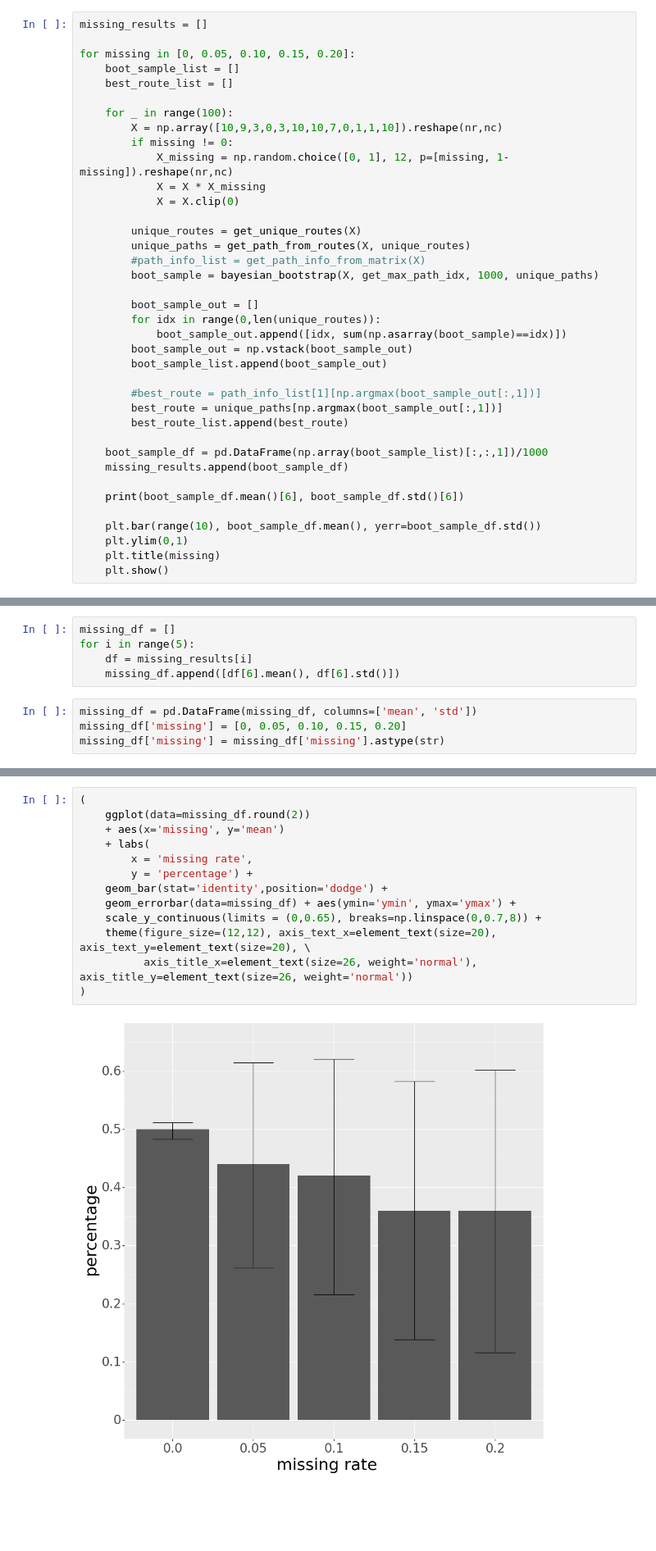
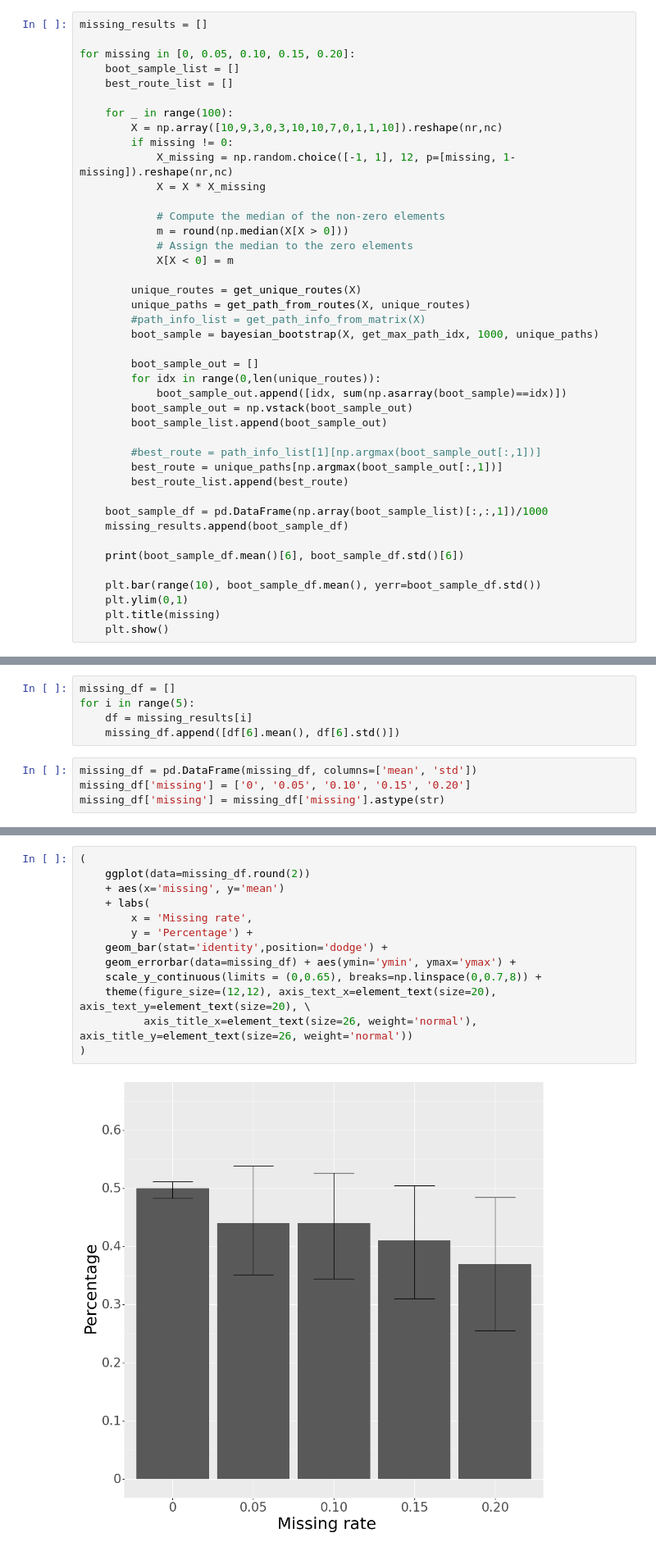
Before and after one commit to yongkyung-oh/Bayesian_Bootstrap_for_AIS, a Jupyter notebook: tutorial codes/2-robustness/setting 2/Robustness_test.ipynb, the cells around one changed output, grey strips where cells are left out. Shown at 82% size. Drawn from its saved outputs; the diff is of its cells as text; blank space fills up the shorter version.

```diff
--- a/tutorial codes/2-robustness/setting 2/Robustness_test.ipynb
+++ b/tutorial codes/2-robustness/setting 2/Robustness_test.ipynb
@@ -232,9 +232,13 @@ for missing in [0, 0.05, 0.10, 0.15, 0.20]:
     for _ in range(100):
         X = np.array([10,9,3,0,3,10,10,7,0,1,1,10]).reshape(nr,nc)
         if missing != 0:
-            X_missing = np.random.choice([0, 1], 12, p=[missing, 1-missing]).reshape(nr,nc)
+            X_missing = np.random.choice([-1, 1], 12, p=[missing, 1-missing]).reshape(nr,nc)
             X = X * X_missing
-            X = X.clip(0)
+
+            # Compute the median of the non-zero elements
+            m = round(np.median(X[X > 0]))
+            # Assign the median to the zero elements
+            X[X < 0] = m
 
         unique_routes = get_unique_routes(X)
         unique_paths = get_path_from_routes(X, unique_routes)
@@ -278,7 +282,7 @@ for i in range(5):
     missing_df.append([df[6].mean(), df[6].std()])
 # %%
 missing_df = pd.DataFrame(missing_df, columns=['mean', 'std'])
-missing_df['missing'] = [0, 0.05, 0.10, 0.15, 0.20]
+missing_df['missing'] = ['0', '0.05', '0.10', '0.15', '0.20']
 missing_df['missing'] = missing_df['missing'].astype(str)
 # %%
 missing_df['ymin'] = (missing_df['mean']-missing_df['std']).clip(lower=0)
@@ -294,15 +298,15 @@ missing_df
 # %%
 (
     ggplot(data=missing_df.round(2))
     + aes(x='missing', y='mean')
     + labs(
-        x = 'missing rate',
-        y = 'percentage') +
+        x = 'Missing rate',
+        y = 'Percentage') +
     geom_bar(stat='identity',position='dodge') +
     geom_errorbar(data=missing_df) + aes(ymin='ymin', ymax='ymax') +
     scale_y_continuous(limits = (0,0.65), breaks=np.linspace(0,0.7,8)) +
     theme(figure_size=(12,12), axis_text_x=element_text(size=20), axis_text_y=element_text(size=20), \
           axis_title_x=element_text(size=26, weight='normal'), axis_title_y=element_text(size=26, weight='normal'))
 )
 # %% [output]
-[figure, old version]
+[figure, new version]
```
Also changed, not shown: parts of 12 cells of this notebook, 19 other files.
